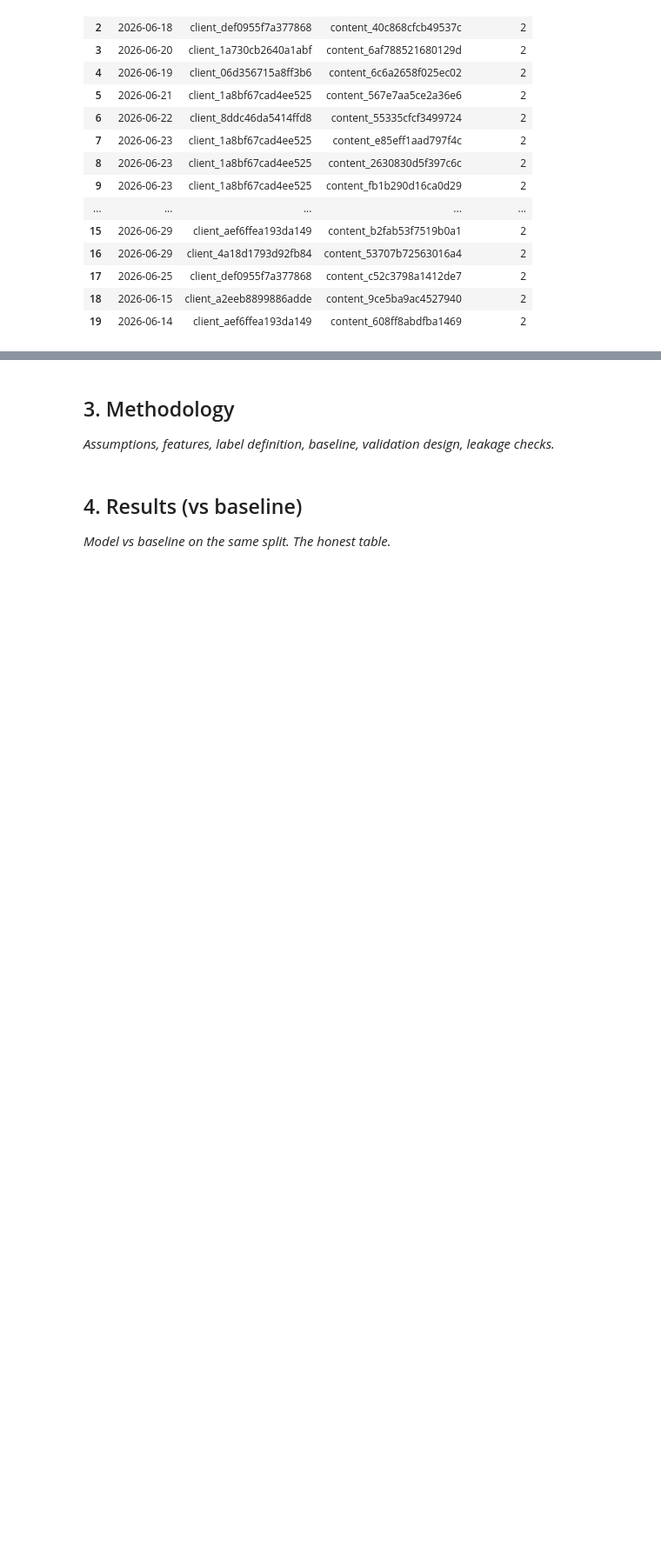
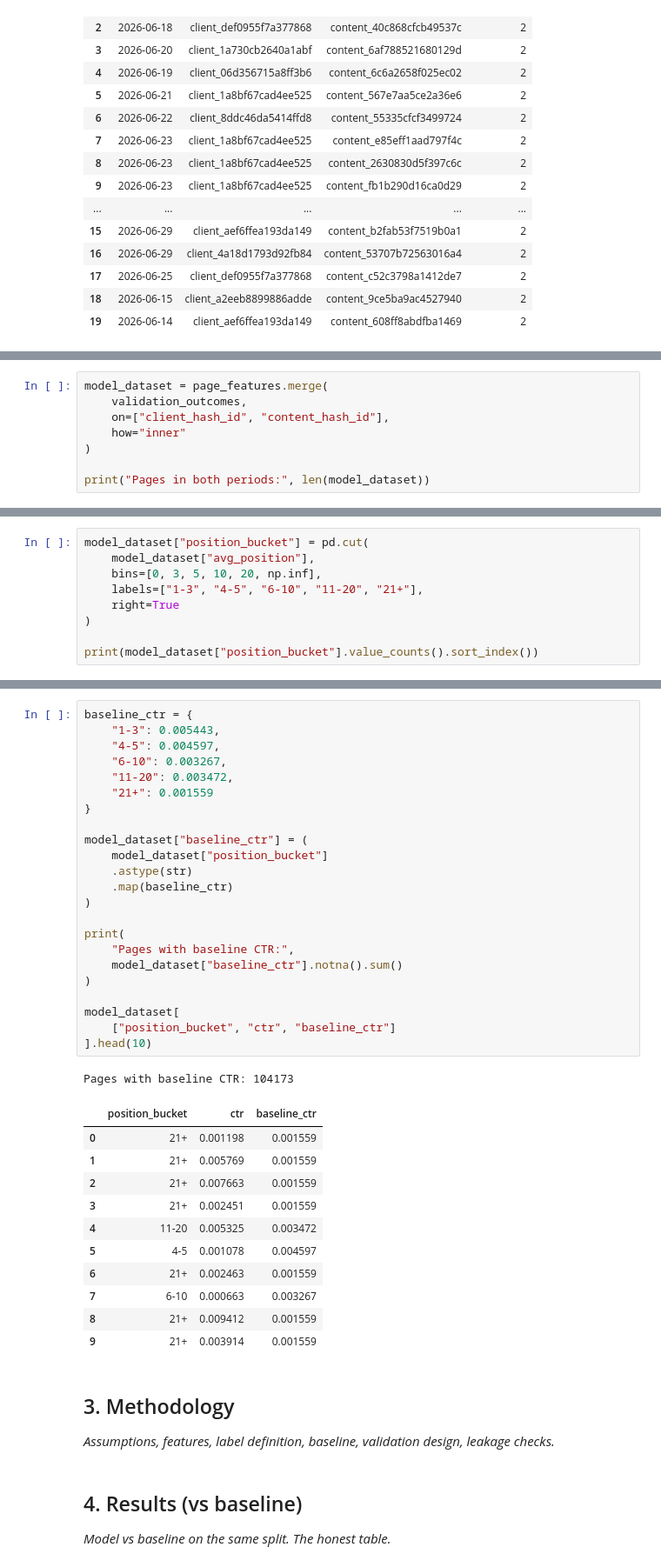
Before and after one commit to abiodunadesesan/FlyRank-ml-Internship-, a Jupyter notebook: work/notebooks/capstone.ipynb, the cells around one changed output, grey strips where cells are left out. Shown at 87% size. Cells and saved outputs as stored; diff of their text form; blank space fills up the shorter version.

```diff
--- a/work/notebooks/capstone.ipynb
+++ b/work/notebooks/capstone.ipynb
@@ -207,0 +365,8 @@ duplicates
+# %%
+model_dataset = page_features.merge(
+    validation_outcomes,
+    on=["client_hash_id", "content_hash_id"],
+    how="inner"
+)
+
+print("Pages in both periods:", len(model_dataset))
@@ -207,0 +375,9 @@ duplicates
+# %%
+model_dataset["position_bucket"] = pd.cut(
+    model_dataset["avg_position"],
+    bins=[0, 3, 5, 10, 20, np.inf],
+    labels=["1-3", "4-5", "6-10", "11-20", "21+"],
+    right=True
+)
+
+print(model_dataset["position_bucket"].value_counts().sort_index())
@@ -208,3 +392,39 @@ duplicates
+# %%
+baseline_ctr = {
+    "1-3": 0.005443,
+    "4-5": 0.004597,
+    "6-10": 0.003267,
+    "11-20": 0.003472,
+    "21+": 0.001559
+}
+
+model_dataset["baseline_ctr"] = (
+    model_dataset["position_bucket"]
+    .astype(str)
+    .map(baseline_ctr)
+)
+
+print(
+    "Pages with baseline CTR:",
+    model_dataset["baseline_ctr"].notna().sum()
+)
+
+model_dataset[
+    ["position_bucket", "ctr", "baseline_ctr"]
+].head(10)
+# %% [output]
+Pages with baseline CTR: 104173
+|  | position_bucket | ctr | baseline_ctr |
+| 0 | 21+ | 0.001198 | 0.001559 |
+| 1 | 21+ | 0.005769 | 0.001559 |
+| 2 | 21+ | 0.007663 | 0.001559 |
+| 3 | 21+ | 0.002451 | 0.001559 |
+| 4 | 11-20 | 0.005325 | 0.003472 |
+| 5 | 4-5 | 0.001078 | 0.004597 |
+| 6 | 21+ | 0.002463 | 0.001559 |
+| 7 | 6-10 | 0.000663 | 0.003267 |
+| 8 | 21+ | 0.009412 | 0.001559 |
+| 9 | 21+ | 0.003914 | 0.001559 |
 # %% [markdown]
 ## 3. Methodology
 
```
Also changed, not shown: parts of 7 cells of this notebook.
